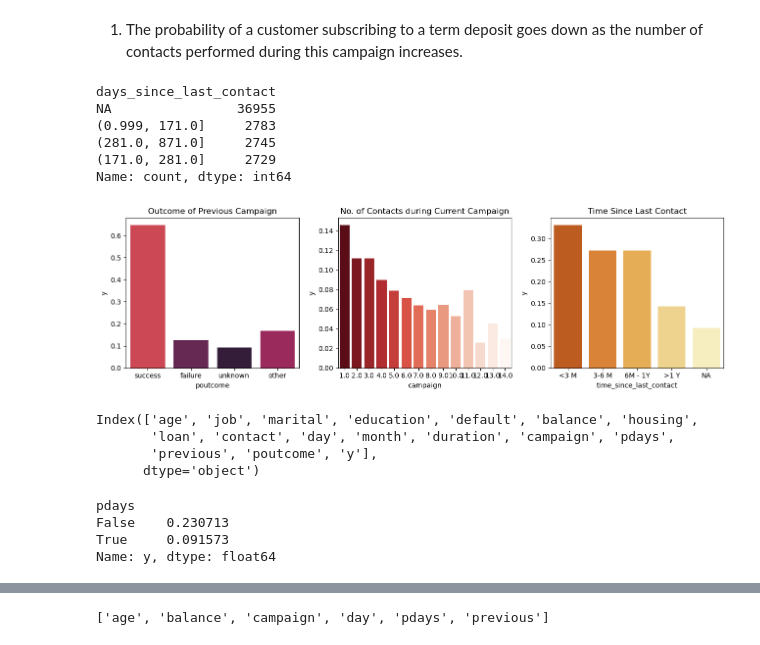
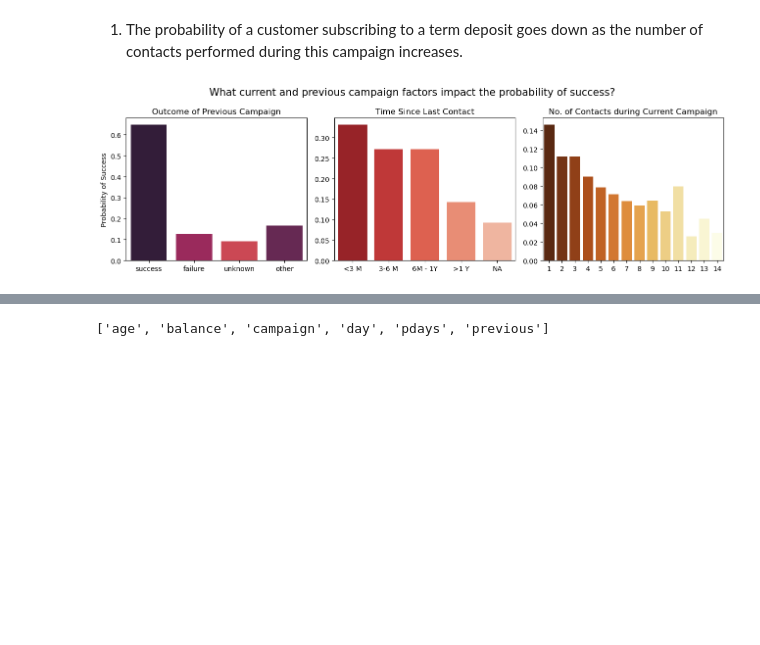
Before and after one commit to garimasc/bank_marketing, a Jupyter notebook: evaluate_classification.ipynb, the cells around one changed output, grey strips where cells are left out. Cells and saved outputs as stored; diff of their text form; code cells hidden in the pictures; blank space fills up the shorter version.

```diff
--- a/evaluate_classification.ipynb
+++ b/evaluate_classification.ipynb
@@ -51,68 +51,49 @@ Name: proportion, dtype: float64
 # %% [markdown]
 1. The probability of a customer subscribing to a term deposit goes down as the number of contacts performed during this campaign increases.
 # %%
+# calculate custom buckets for time since last contact
 data.drop(['time_since_last_contact'], axis= 1, inplace= True)
-# data.loc[(data.pdays >= 0) & (data.pdays <7), "time_since_last_contact"] = " <1 Wk"
-# data.loc[(data.pdays >= 0) & (data.pdays < 31), "time_since_last_contact"] = "< 1 M"
 data.loc[(data.pdays >= 0) & (data.pdays < 90), "time_since_last_contact"] = "<3 M"
 data.loc[(data.pdays >= 91) & (data.pdays < 180), "time_since_last_contact"] = "3-6 M"
 data.loc[(data.pdays >= 181) & (data.pdays < 365), "time_since_last_contact"] = "6M - 1Y"
 data.loc[(data.pdays >= 266) & (data.pdays < 99999), "time_since_last_contact"] = ">1 Y"
 data['time_since_last_contact'] = data['time_since_last_contact'].fillna('NA')
-
-data.drop(['days_since_last_contact'], axis= 1, inplace= True)
-days_since_contact = pd.qcut(data.query('pdays >= 0')['pdays'], q= 3)
-data.loc[days_since_contact.index, "days_since_last_contact"] = days_since_contact.astype(str).values
-data['days_since_last_contact'] = data['days_since_last_contact'].fillna('NA')
-
-data['days_since_last_contact'].value_counts()
-# %% [output]
-days_since_last_contact
-NA                36955
-(0.999, 171.0]     2783
-(281.0, 871.0]     2745
-(171.0, 281.0]     2729
-Name: count, dtype: int64
 # %%
+# function to calculate probability of success
+calc_success_rate = lambda x: (x=="yes").sum()/len(x)
+
 # winsorize some of the numerical data
 data['balance'] = winsorize(data['balance'], (0.02, 0.02))
-data['campaign'] = winsorize(data['campaign'], (0, 0.015))
+data['campaign'] = winsorize(data['campaign'], (0, 0.015)).astype(int)
 # %%
 fig,axs = plt.subplots(figsize= (13,4), ncols= 3)
 
-#'YlOrBr'
-
 sns.barplot(data= data.groupby('poutcome')['y'].agg(calc_success_rate).reset_index(), x= "poutcome", y= "y", legend= False,
-            ax= axs[0], palette= sns.color_palette("rocket"), hue= "poutcome",  hue_order= ["unknown","failure", "other", "success"],
+            ax= axs[0], palette= sns.color_palette("rocket"), hue= "poutcome", hue_order= ["unknown","failure", "other", "success"][::-1],
             order= ["success", "failure", "unknown", "other"])
 axs[0].set_title("Outcome of Previous Campaign")
-
-sns.barplot(data= data.groupby('campaign')['y'].agg(calc_success_rate).reset_index(), x= "campaign", y= "y", legend= False,
-            ax= axs[1], palette= sns.color_palette('Reds_r', as_cmap= True), hue= "campaign")
-axs[1].set_title("No. of Contacts during Current Campaign")
+axs[0].xaxis.label.set_visible(False)
+axs[0].set_ylabel("Probability of Success")
 
 
 sns.barplot(data= data.groupby('time_since_last_contact')['y'].agg(calc_success_rate).reset_index(),
             x= "time_since_last_contact", y= "y", legend= False, order= ["<3 M","3-6 M", "6M - 1Y", ">1 Y", "NA"],
-            hue_order= ["<3 M","3-6 M", "6M - 1Y", ">1 Y", "NA"][::-1],
-            ax= axs[2], palette= sns.color_palette('YlOrBr'), hue= "time_since_last_contact")
-axs[2].set_title("Time Since Last Contact")
+            hue_order= ["<3 M","3-6 M", "6M - 1Y", ">1 Y", "NA"],
+            ax= axs[1], palette= sns.color_palette('Reds_r'), hue= "time_since_last_contact")
+axs[1].set_title("Time Since Last Contact")
+axs[1].xaxis.label.set_visible(False)
+axs[1].yaxis.label.set_visible(False)
 
+
+sns.barplot(data= data.groupby('campaign')['y'].agg(calc_success_rate).reset_index(), x= "campaign", y= "y", legend= False,
+            ax= axs[2], palette= sns.color_palette('YlOrBr_r', as_cmap= True), hue= "campaign")
+axs[2].set_title("No. of Contacts during Current Campaign")
+axs[2].xaxis.label.set_visible(False)
+axs[2].yaxis.label.set_visible(False)
+
+
+plt.suptitle("What current and previous campaign factors impact the probability of success?", fontsize= 15)
 plt.tight_layout();
+fig.savefig("images/previous_current_campaign.png")
 # %% [output]
-[figure, old version]
+[figure, new version]
-# %%
-calc_success_rate = lambda x: (x=="yes").sum()/len(x)
-data.columns
-# %% [output]
-Index(['age', 'job', 'marital', 'education', 'default', 'balance', 'housing',
-       'loan', 'contact', 'day', 'month', 'duration', 'campaign', 'pdays',
-       'previous', 'poutcome', 'y'],
-      dtype='object')
-# %%
-data.groupby(data.pdays <= -1)['y'].agg(calc_success_rate)
-# %% [output]
-pdays
-False    0.230713
-True     0.091573
-Name: y, dtype: float64
```
Also changed, not shown: parts of 7 cells of this notebook, 7 other files.
